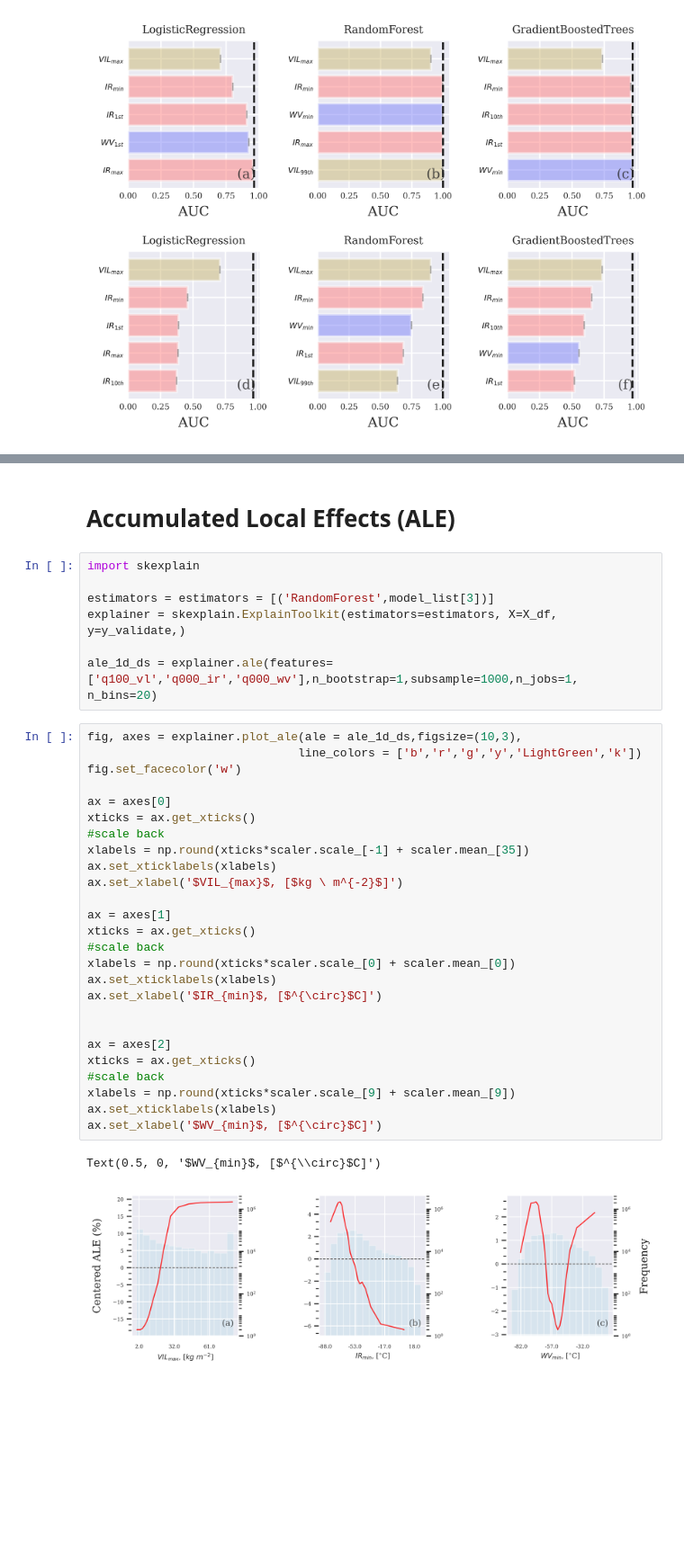
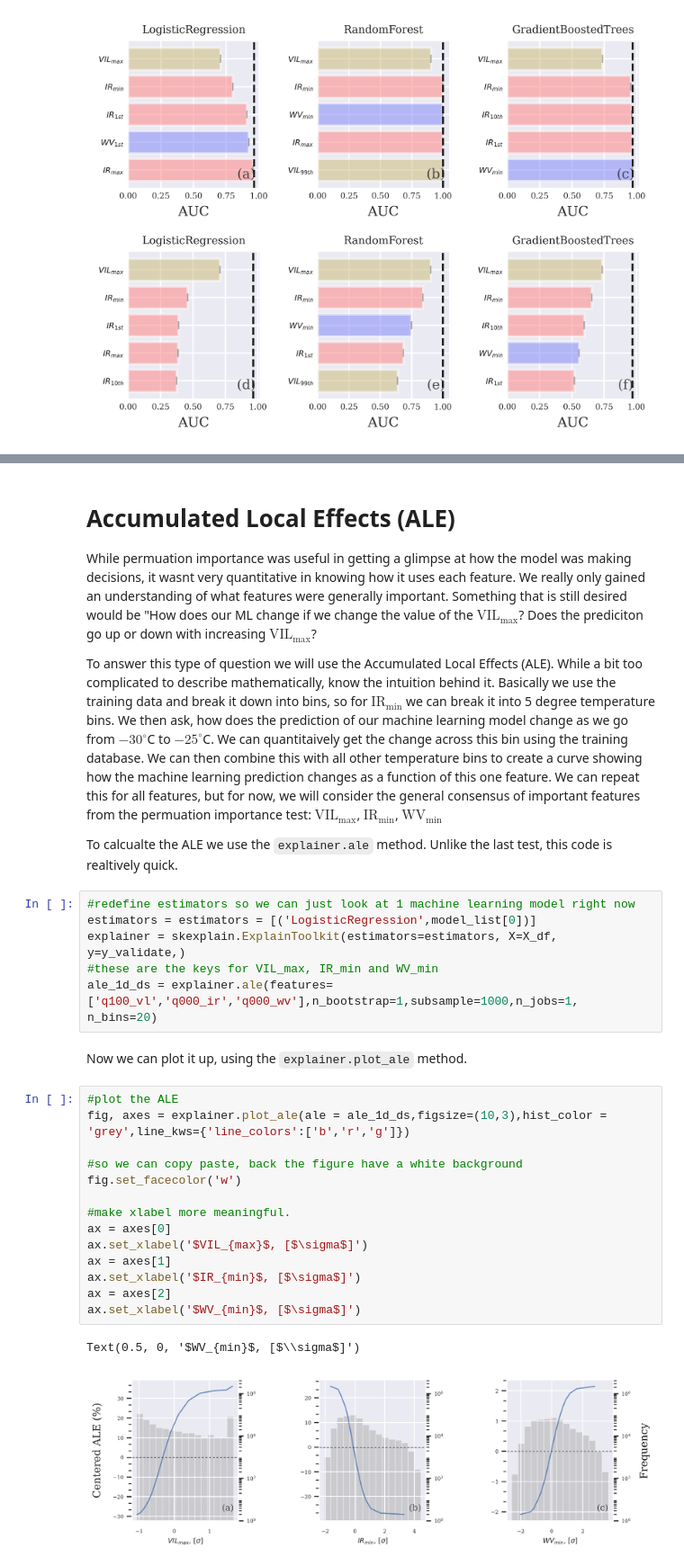
Before and after one commit to ai2es/WAF_ML_Tutorial_Part1, a Jupyter notebook: jupyter_notebooks/Notebook09_InterpretationATrainedMLModel.ipynb, the cells around one changed output, grey strips where cells are left out. Shown at 90% size. Cells and saved outputs as stored; diff of their text form; blank space fills up the shorter version.

````diff
--- a/jupyter_notebooks/Notebook09_InterpretationATrainedMLModel.ipynb
+++ b/jupyter_notebooks/Notebook09_InterpretationATrainedMLModel.ipynb
@@ -309,38 +308,34 @@ fig.set_facecolor('w')
 # %% [markdown]
 # Accumulated Local Effects (ALE)
+
+While permuation importance was useful in getting a glimpse at how the model was making decisions, it wasnt very quantitative in knowing how it uses each feature. We really only gained an understanding of what features were generally important. Something that is still desired would be "How does our ML change if we change the value of the $\mathrm{VIL_{max}}$? Does the prediciton go up or down with increasing $\mathrm{VIL_{max}}$?
+
+
+To answer this type of question we will use the Accumulated Local Effects (ALE). While a bit too complicated to describe mathematically, know the intuition behind it. Basically we use the training data and break it down into bins, so for  $\mathrm{IR_{min}}$ we can break it into 5 degree temperature bins. We then ask, how does the prediction of our machine learning model change as we go from $-30^{\circ}$C to $-25^{\circ}$C. We can quantitaively get the change across this bin using the training database. We can then combine this with all other temperature bins to create a curve showing how the machine learning prediction changes as a function of this one feature. We can repeat this for all features, but for now, we will consider the general consensus of important features from the permuation importance test: $\mathrm{VIL_{max}}$, $\mathrm{IR_{min}}$, $\mathrm{WV_{min}}$
+
+To calcualte the ALE we use the ```explainer.ale``` method. Unlike the last test, this code is realtively quick.
 # %%
-import skexplain
-
-estimators = estimators = [('RandomForest',model_list[3])]
+#redefine estimators so we can just look at 1 machine learning model right now
+estimators = estimators = [('LogisticRegression',model_list[0])]
 explainer = skexplain.ExplainToolkit(estimators=estimators, X=X_df, y=y_validate,)
-
+#these are the keys for VIL_max, IR_min and WV_min
 ale_1d_ds = explainer.ale(features=['q100_vl','q000_ir','q000_wv'],n_bootstrap=1,subsample=1000,n_jobs=1, n_bins=20)
+# %% [markdown]
+Now we can plot it up, using the ```explainer.plot_ale``` method.
 # %%
-fig, axes = explainer.plot_ale(ale = ale_1d_ds,figsize=(10,3),
-                              line_colors = ['b','r','g','y','LightGreen','k'])
+#plot the ALE
+fig, axes = explainer.plot_ale(ale = ale_1d_ds,figsize=(10,3),hist_color = 'grey',line_kws={'line_colors':['b','r','g']})
+
+#so we can copy paste, back the figure have a white background
 fig.set_facecolor('w')
 
+#make xlabel more meaningful.
 ax = axes[0]
-xticks = ax.get_xticks()
-#scale back
-xlabels = np.round(xticks*scaler.scale_[-1] + scaler.mean_[35])
-ax.set_xticklabels(xlabels)
-ax.set_xlabel('$VIL_{max}$, [$kg \ m^{-2}$]')
-
+ax.set_xlabel('$VIL_{max}$, [$\sigma$]')
 ax = axes[1]
-xticks = ax.get_xticks()
-#scale back
-xlabels = np.round(xticks*scaler.scale_[0] + scaler.mean_[0])
-ax.set_xticklabels(xlabels)
-ax.set_xlabel('$IR_{min}$, [$^{\circ}$C]')
-
-
+ax.set_xlabel('$IR_{min}$, [$\sigma$]')
 ax = axes[2]
-xticks = ax.get_xticks()
-#scale back
-xlabels = np.round(xticks*scaler.scale_[9] + scaler.mean_[9])
-ax.set_xticklabels(xlabels)
-ax.set_xlabel('$WV_{min}$, [$^{\circ}$C]')
+ax.set_xlabel('$WV_{min}$, [$\sigma$]')
 # %% [output]
-Text(0.5, 0, '$WV_{min}$, [$^{\\circ}$C]')
+Text(0.5, 0, '$WV_{min}$, [$\\sigma$]')
-[figure, old version]
+[figure, new version]
````
Also changed, not shown: parts of 11 cells of this notebook, 3 other files.
